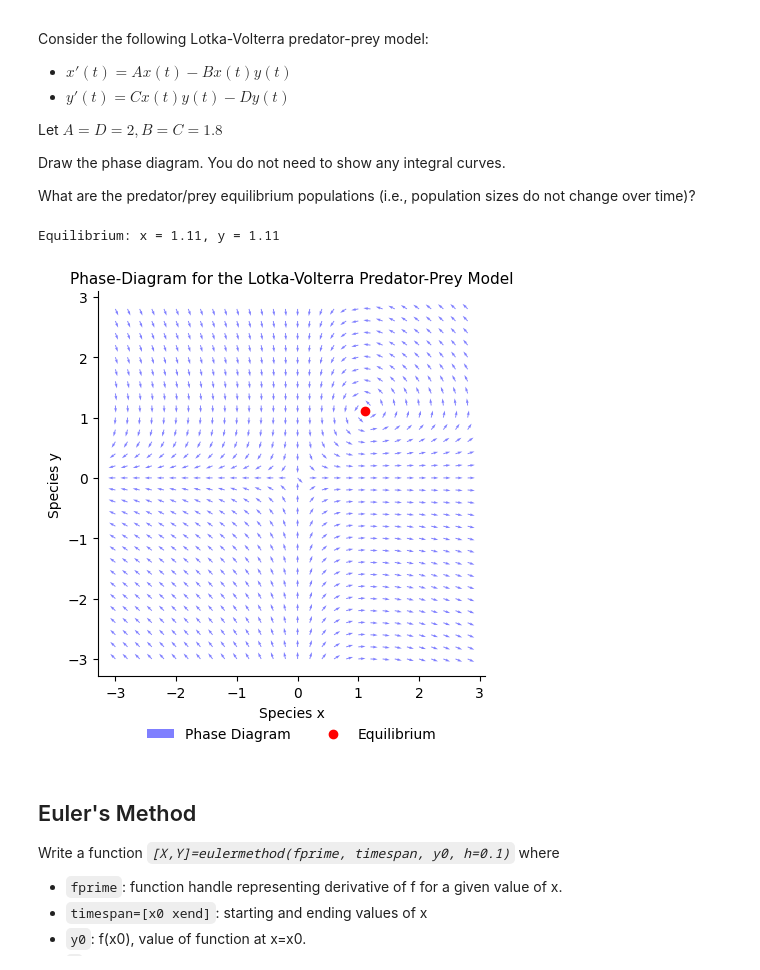
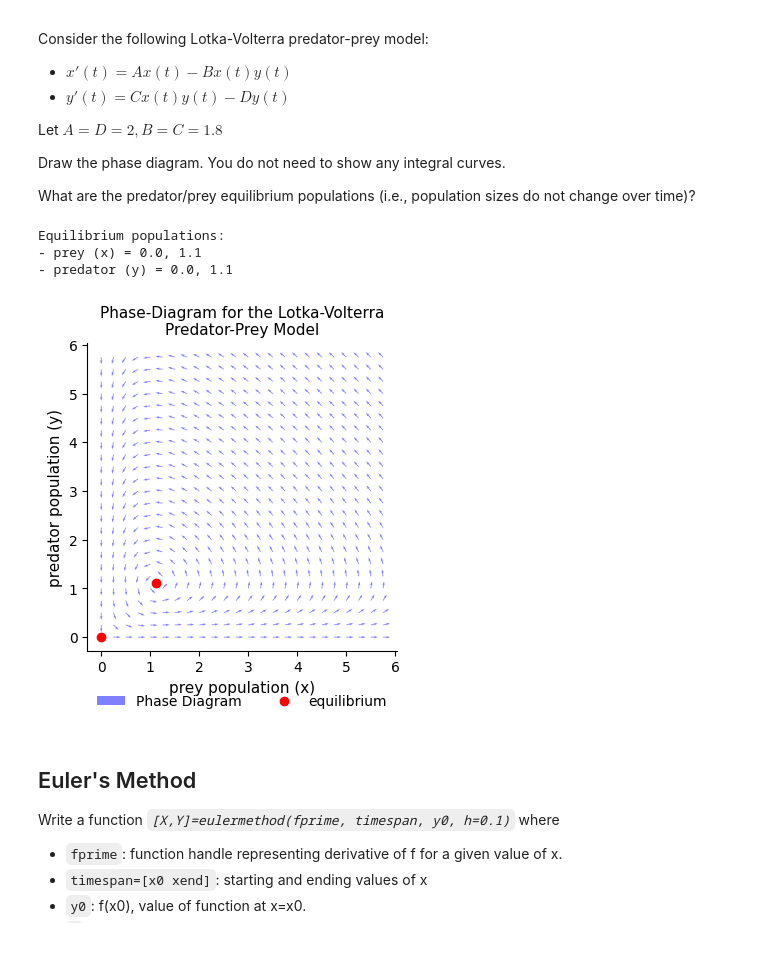
Before and after one commit to Kabilan108/drexel-coursework, a Jupyter notebook: bmes678/2-odeintro/hw/hwodeintro_tko35.ipynb, the cells around one changed output. Saved outputs shown, nothing was run; the diff lists cells and outputs as text; code cells hidden in the pictures.

```diff
--- a/bmes678/2-odeintro/hw/hwodeintro_tko35.ipynb
+++ b/bmes678/2-odeintro/hw/hwodeintro_tko35.ipynb
@@ -24,56 +26,60 @@ Let $A=D=2, B=C=1.8$
 Draw the phase diagram. You do not need to show any integral curves.
 
 What are the predator/prey equilibrium populations (i.e., population sizes do not change over time)?
+# %%
+# use sympy to determine equilibrium points -> x' = 0, y' = 0
+t = sp.symbols("t")
+x = sp.Function("x")(t)
+y = sp.Function("y")(t)
+
+# constants
+A = D = 2
+B = C = 1.8
+
+# differential equations
+dx = A*x - B*x*y
+dy = C*x*y - D*y
+
+# solve for equilibrium points
+equilibrium = sp.solve([dx, dy], (x, y))
+
+print('Equilibrium populations:')
+for i, lab in enumerate(['prey (x)', 'predator (y)']):
+    print(f"- {lab} =", ', '.join([f"{x[i]:.2}" for x in equilibrium]))
+# %% [output]
+Equilibrium populations:
+- prey (x) = 0.0, 1.1
+- predator (y) = 0.0, 1.1
 # %%
 #| fig-align: center
 #| fig-cap: Phase diagram for the Lotka-Volterra predator-prey model
 
-# constants
-A = D = 2
-B = C = 1.8
-
 # meshgrid
-x = np.arange(-3, 3, 0.2)
-y = np.arange(-3, 3, 0.2)
+x = np.arange(0, 6, 0.25)
+y = np.arange(0, 6, 0.25)
 X, Y = np.meshgrid(x, y)
 
 # derivatives
 dx = A*X - B*X*Y
 dy = C*X*Y - D*Y
 
 # normalize
 norm = np.sqrt(dx**2 + dy**2)
 dx /= norm
 dy /= norm
 
-# define the system of equations
-def lotka_volterra_equilibrium(z):
-    x, y = z
-    dxdt = A*x - B*x*y
-    dydt = C*x*y - D*y
-    return [dxdt, dydt]
-
-# initial guess for the equilibrium point
-z_guess = [1.5, 1.0]
-
-# solve for the equilibrium point
-equilibrium = fsolve(lotka_volterra_equilibrium, z_guess)
-
-# print equilibrium point
-print(f"Equilibrium: x = {equilibrium[0]:.2f}, y = {equilibrium[1]:.2f}")
-
 # plot
-fig, ax = plt.subplots(figsize=(5, 5))
+fig, ax = plt.subplots(figsize=(4, 4))
 ax.quiver(X, Y, dx, dy, color="blue", alpha=0.5, label="Phase Diagram")
-ax.plot(equilibrium[0], equilibrium[1], 'ro', label='Equilibrium')
+for i, p in enumerate(equilibrium):
+    ax.plot(*p, 'ro', label='equilibrium' if i == 0 else None)
 ax.spines[["top", "right"]].set_visible(False)
-ax.set_xlabel("Species x", fontsize=10)
-ax.set_ylabel("Species y", fontsize=10)
+ax.set_xlabel("prey population (x)", fontsize=11)
+ax.set_ylabel("predator population (y)", fontsize=11)
 ax.legend(loc="upper center", bbox_to_anchor=(0.5, -0.1), ncol=2, frameon=False)
-ax.set_title("Phase-Diagram for the Lotka-Volterra Predator-Prey Model", fontsize=11);
+ax.set_title("Phase-Diagram for the Lotka-Volterra\nPredator-Prey Model", fontsize=11);
 # %% [output]
-Equilibrium: x = 1.11, y = 1.11
-[figure, old version]
+[figure, new version]
 # %% [markdown]
 ## Euler's Method
 
```
Also changed, not shown: parts of 3 cells of this notebook, 1 other file.
